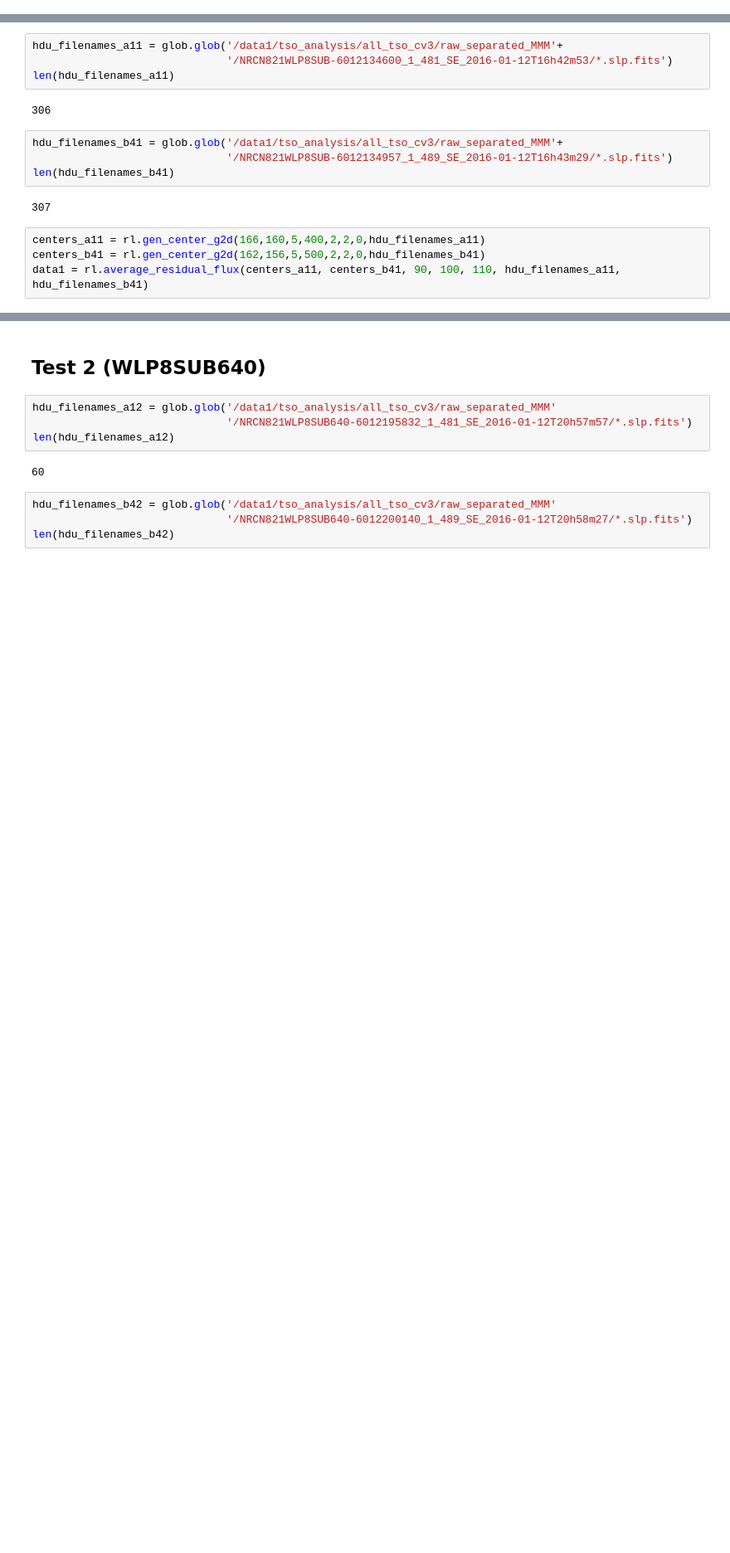
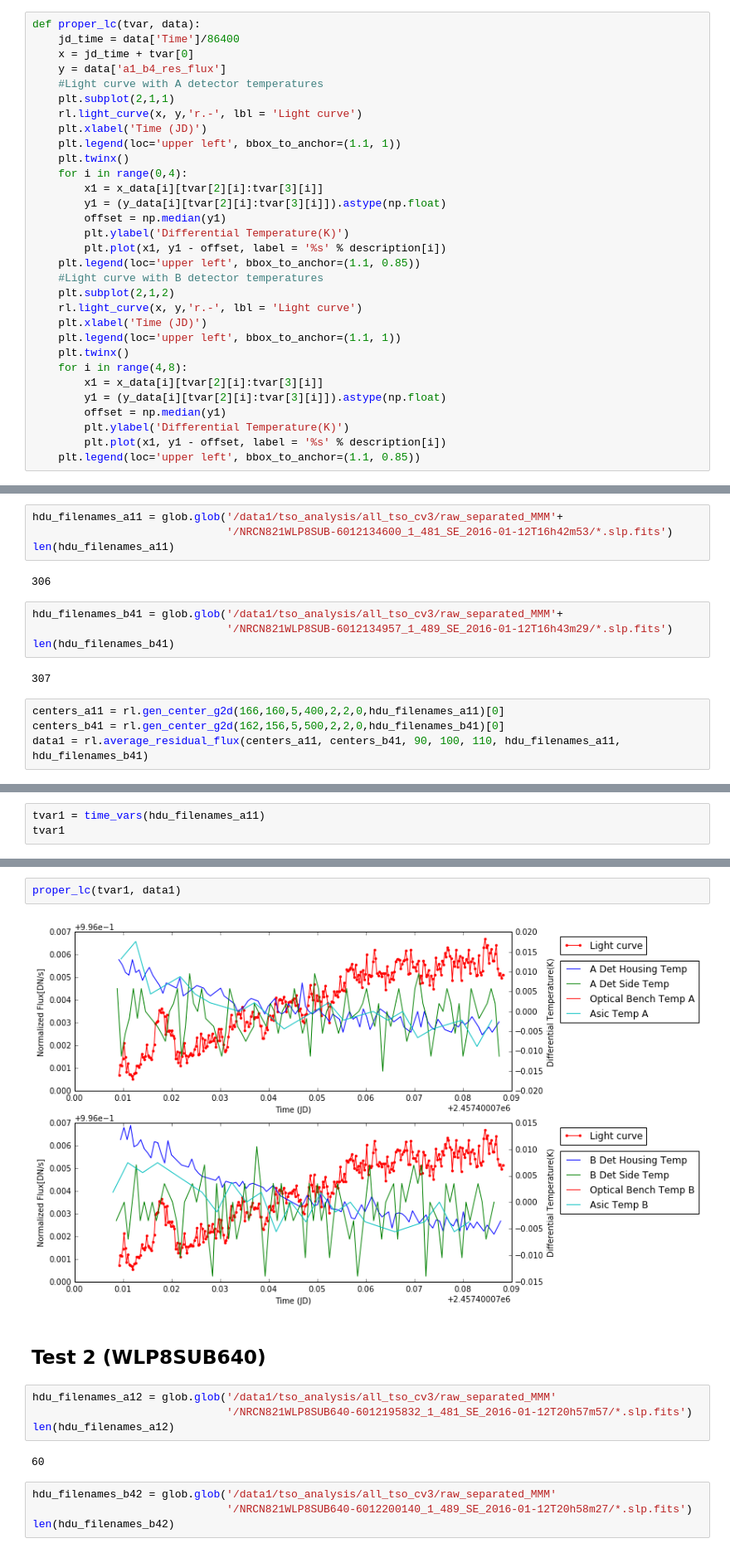
Before and after one commit to rafia37/NIRCam-data-analysis, a Jupyter notebook: Proper Light Curves.ipynb, the cells around one changed output, grey strips where cells are left out. Shown at 83% size. Cells and saved outputs as stored; diff of their text form; blank space fills up the shorter version.

Commit message:
Light curves, along with temperature curves for 27 tests in the raw_seperated_MMM folder

```diff
--- a/Proper Light Curves.ipynb
+++ b/Proper Light Curves.ipynb
@@ -81,3 +100,34 @@ def closest_value(array, value):
+# %%
+def proper_lc(tvar, data):
+    jd_time = data['Time']/86400
+    x = jd_time + tvar[0]
+    y = data['a1_b4_res_flux']
+    #Light curve with A detector temperatures
+    plt.subplot(2,1,1)
+    rl.light_curve(x, y,'r.-', lbl = 'Light curve')
+    plt.xlabel('Time (JD)')
+    plt.legend(loc='upper left', bbox_to_anchor=(1.1, 1))
+    plt.twinx()
+    for i in range(0,4):
+        x1 = x_data[i][tvar[2][i]:tvar[3][i]]
+        y1 = (y_data[i][tvar[2][i]:tvar[3][i]]).astype(np.float)
+        offset = np.median(y1)
+        plt.ylabel('Differential Temperature(K)')
+        plt.plot(x1, y1 - offset, label = '%s' % description[i])
+    plt.legend(loc='upper left', bbox_to_anchor=(1.1, 0.85))
+    #Light curve with B detector temperatures
+    plt.subplot(2,1,2)
+    rl.light_curve(x, y,'r.-', lbl = 'Light curve')
+    plt.xlabel('Time (JD)')
+    plt.legend(loc='upper left', bbox_to_anchor=(1.1, 1))
+    plt.twinx()
+    for i in range(4,8):
+        x1 = x_data[i][tvar[2][i]:tvar[3][i]]
+        y1 = (y_data[i][tvar[2][i]:tvar[3][i]]).astype(np.float)
+        offset = np.median(y1)
+        plt.ylabel('Differential Temperature(K)')
+        plt.plot(x1, y1 - offset, label = '%s' % description[i])
+    plt.legend(loc='upper left', bbox_to_anchor=(1.1, 0.85))
 # %% [markdown]
 ## Test 1 (WLP8SUB)
 # %%
@@ -93,6 +143,6 @@ len(hdu_filenames_b41)
 # %% [output]
 307
 # %%
-centers_a11 = rl.gen_center_g2d(166,160,5,400,2,2,0,hdu_filenames_a11)
-centers_b41 = rl.gen_center_g2d(162,156,5,500,2,2,0,hdu_filenames_b41)
+centers_a11 = rl.gen_center_g2d(166,160,5,400,2,2,0,hdu_filenames_a11)[0]
+centers_b41 = rl.gen_center_g2d(162,156,5,500,2,2,0,hdu_filenames_b41)[0]
 data1 = rl.average_residual_flux(centers_a11, centers_b41, 90, 100, 110, hdu_filenames_a11, hdu_filenames_b41)
@@ -153,0 +149,3 @@ plt.legend(loc='upper left', bbox_to_anchor=(1.1, 0.85))
+# %%
+tvar1 = time_vars(hdu_filenames_a11)
+tvar1
@@ -154,3 +157,7 @@ plt.legend(loc='upper left', bbox_to_anchor=(1.1, 0.85))
+# %%
+proper_lc(tvar1, data1)
+# %% [output]
+[figure, added]
 # %% [markdown]
 ## Test 2 (WLP8SUB640)
 # %%
```
Also changed, not shown: parts of 166 cells of this notebook.
